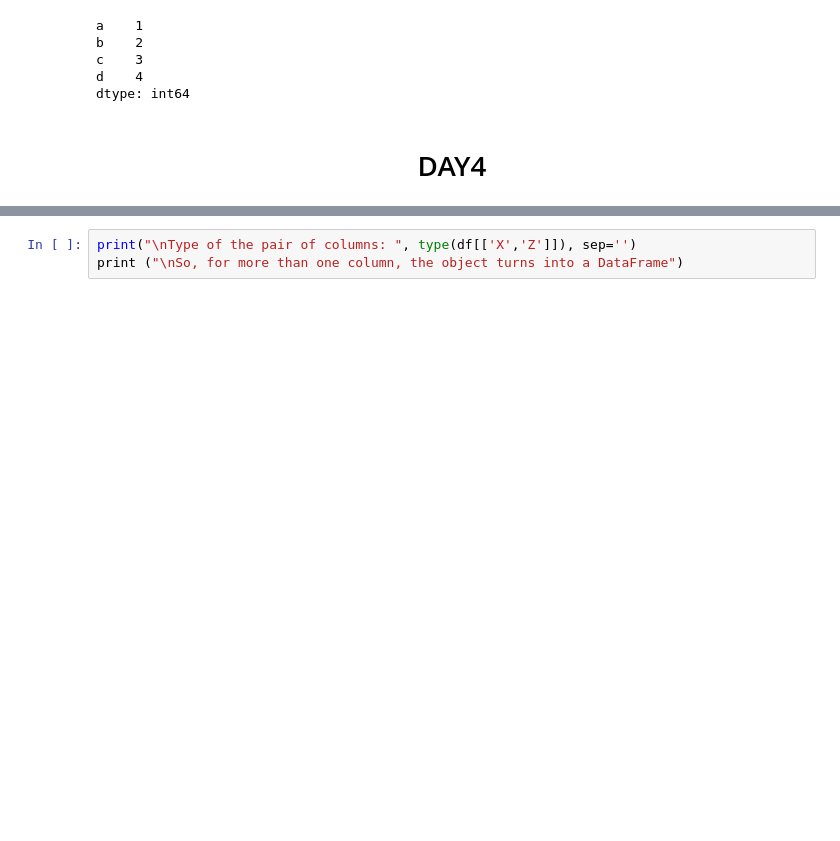
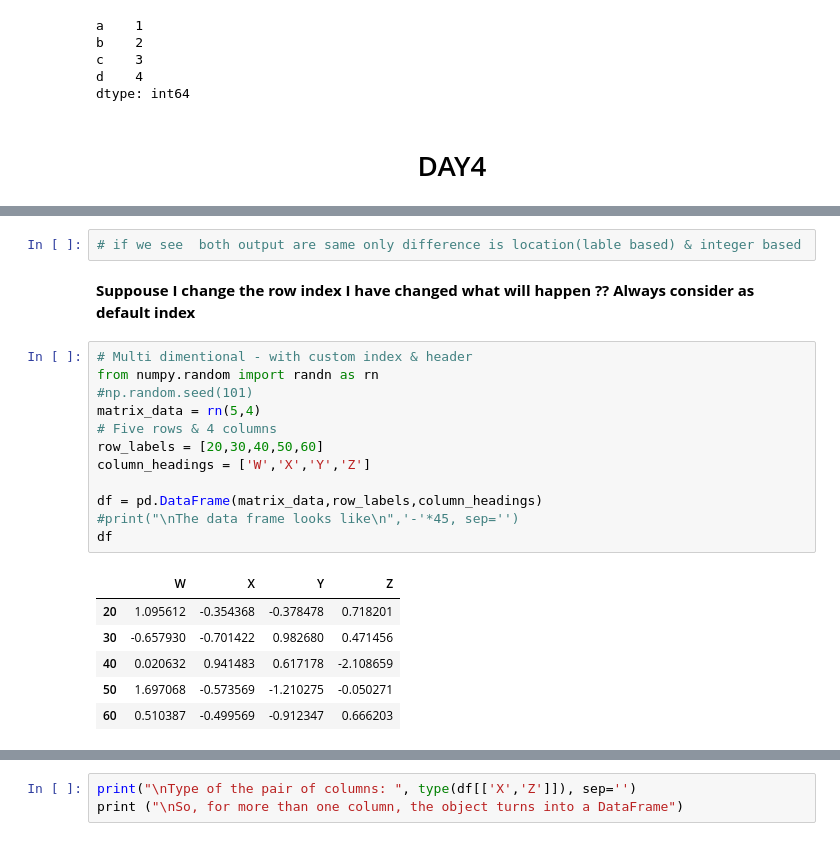
Before and after one commit to thangarajdeivasikamani/iNeuron_ML, a Jupyter notebook: Week5/Pandas data manipulation .ipynb, the cells around one changed output, grey strips where cells are left out. Cells and saved outputs as stored; diff of their text form; blank space fills up the shorter version.

```diff
--- a/Week5/Pandas data manipulation .ipynb
+++ b/Week5/Pandas data manipulation .ipynb
@@ -739,0 +783,24 @@ df
+# %%
+# if we see  both output are same only difference is location(lable based) & integer based
+# %% [markdown]
+ <b> Suppouse I change the row index I have changed what will happen ??
+    Always consider as default index<b>
+# %%
+# Multi dimentional - with custom index & header
+from numpy.random import randn as rn
+#np.random.seed(101)
+matrix_data = rn(5,4)
+# Five rows & 4 columns
+row_labels = [20,30,40,50,60]
+column_headings = ['W','X','Y','Z']
+
+df = pd.DataFrame(matrix_data,row_labels,column_headings)
+#print("\nThe data frame looks like\n",'-'*45, sep='')
+df
+# %% [output]
+|  | W | X | Y | Z |
+| 20 | 1.095612 | -0.354368 | -0.378478 | 0.718201 |
+| 30 | -0.657930 | -0.701422 | 0.982680 | 0.471456 |
+| 40 | 0.020632 | 0.941483 | 0.617178 | -2.108659 |
+| 50 | 1.697068 | -0.573569 | -1.210275 | -0.050271 |
+| 60 | 0.510387 | -0.499569 | -0.912347 | 0.666203 |
```
Also changed, not shown: parts of 84 cells of this notebook, 13 other files.
